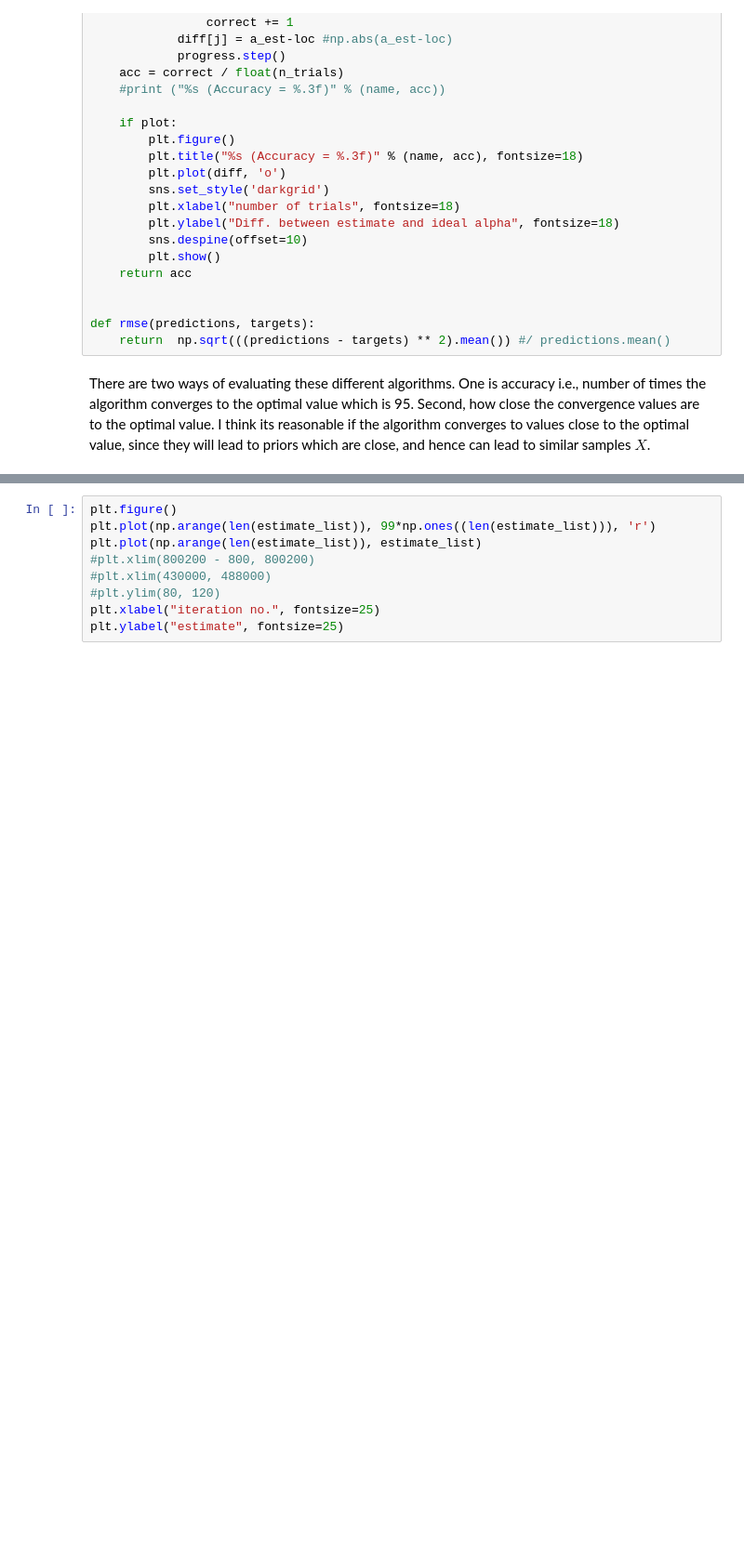
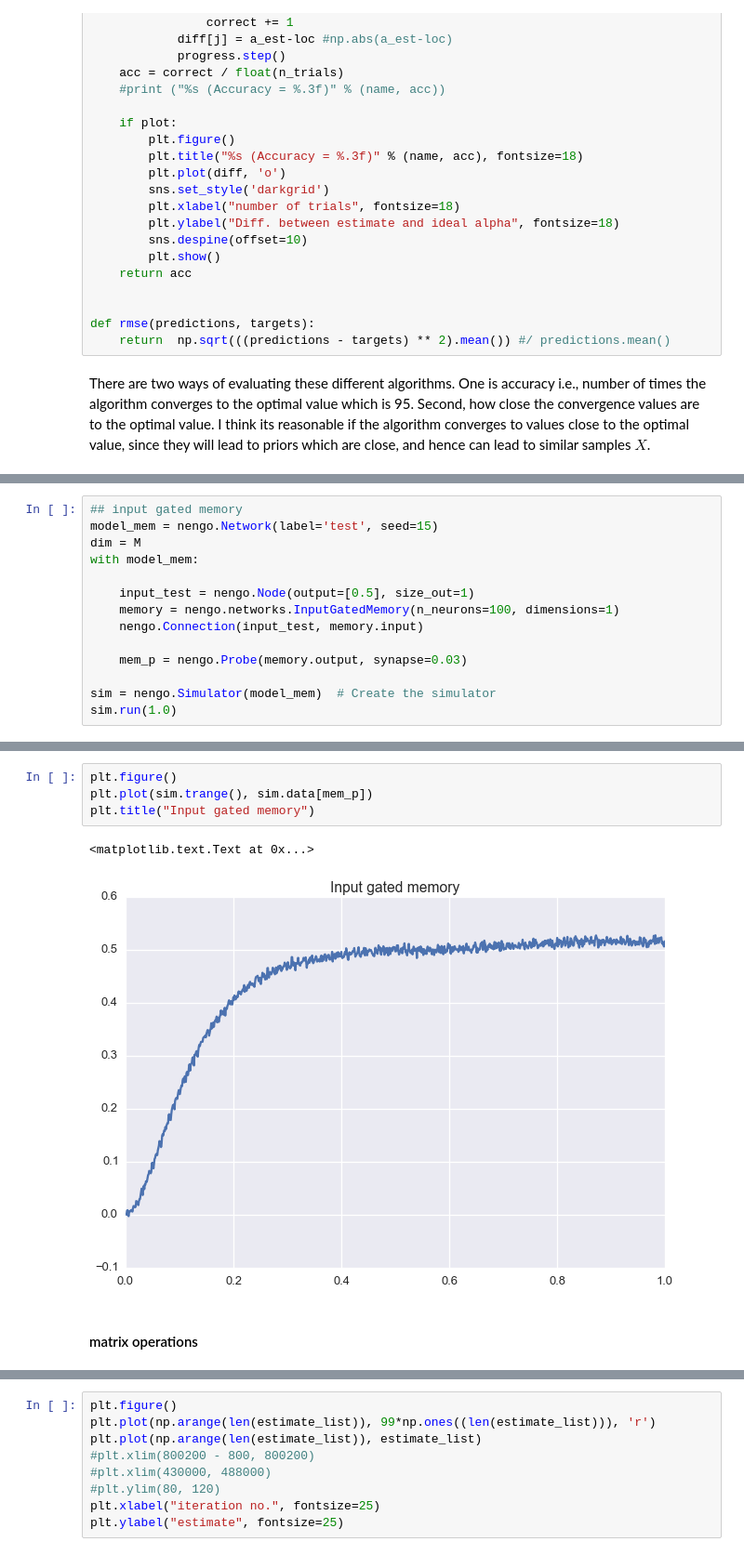
Before and after one commit to s72sue/infer_hyperparam, a Jupyter notebook: fall2017/generalize learning.ipynb, the cells around one changed output, grey strips where cells are left out. Shown at 93% size. Saved outputs shown, nothing was run; the diff lists cells and outputs as text; blank space fills up the shorter version.

Commit message:
add initial nengo model

```diff
--- a/fall2017/generalize learning.ipynb
+++ b/fall2017/generalize learning.ipynb
@@ -377,0 +472,14 @@ Mean:  0.00833333333333
+# %%
+## input gated memory
+model_mem = nengo.Network(label='test', seed=15)
+dim = M
+with model_mem:
+
+    input_test = nengo.Node(output=[0.5], size_out=1)
+    memory = nengo.networks.InputGatedMemory(n_neurons=100, dimensions=1)
+    nengo.Connection(input_test, memory.input)
+
+    mem_p = nengo.Probe(memory.output, synapse=0.03)
+
+sim = nengo.Simulator(model_mem)  # Create the simulator
+sim.run(1.0)
@@ -377,0 +489,9 @@ Mean:  0.00833333333333
+# %%
+plt.figure()
+plt.plot(sim.trange(), sim.data[mem_p])
+plt.title("Input gated memory")
+# %% [output]
+<matplotlib.text.Text at 0x...>
+[figure, added]
+# %% [markdown]
+#### matrix operations
```
Also changed, not shown: parts of 11 cells of this notebook.
